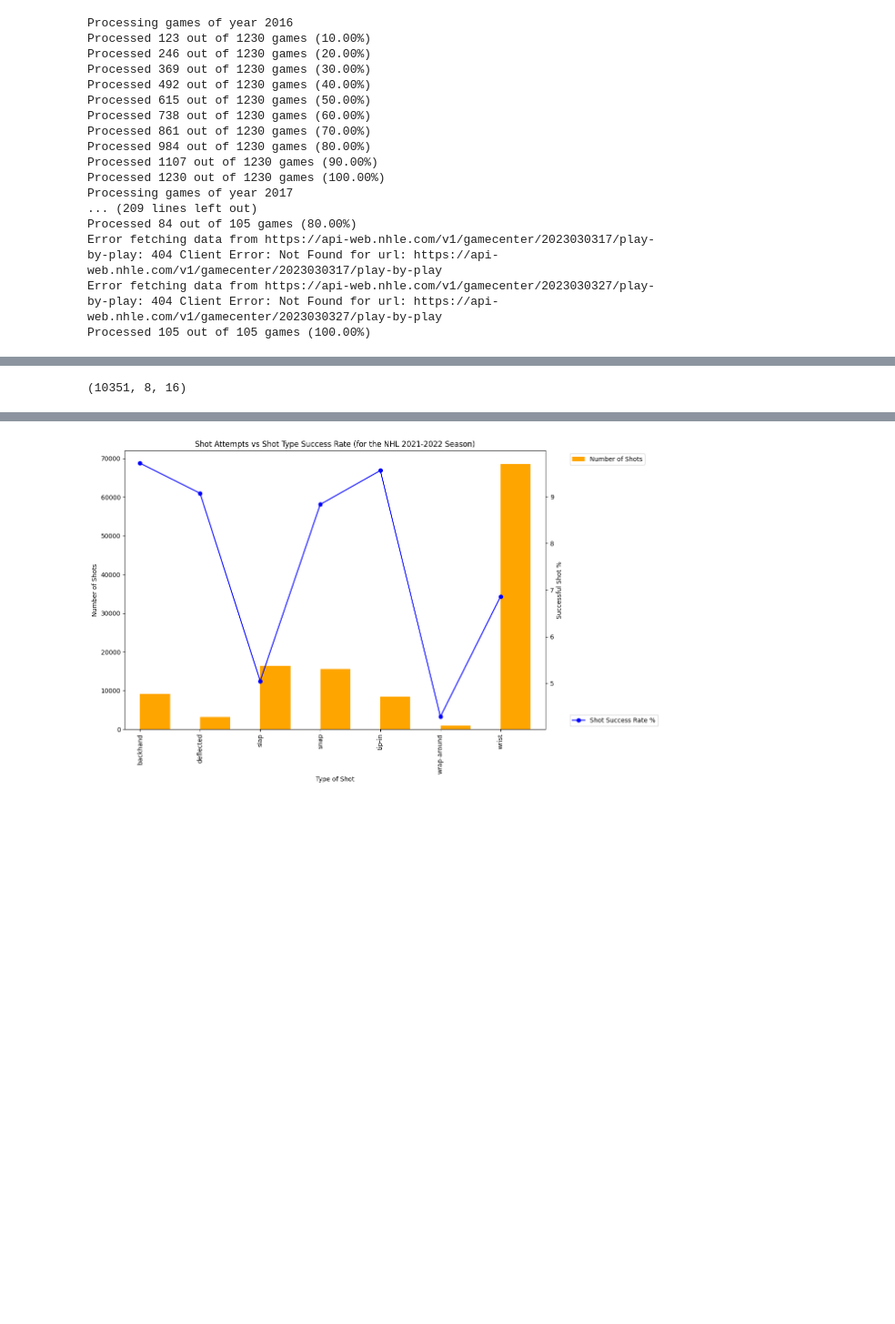
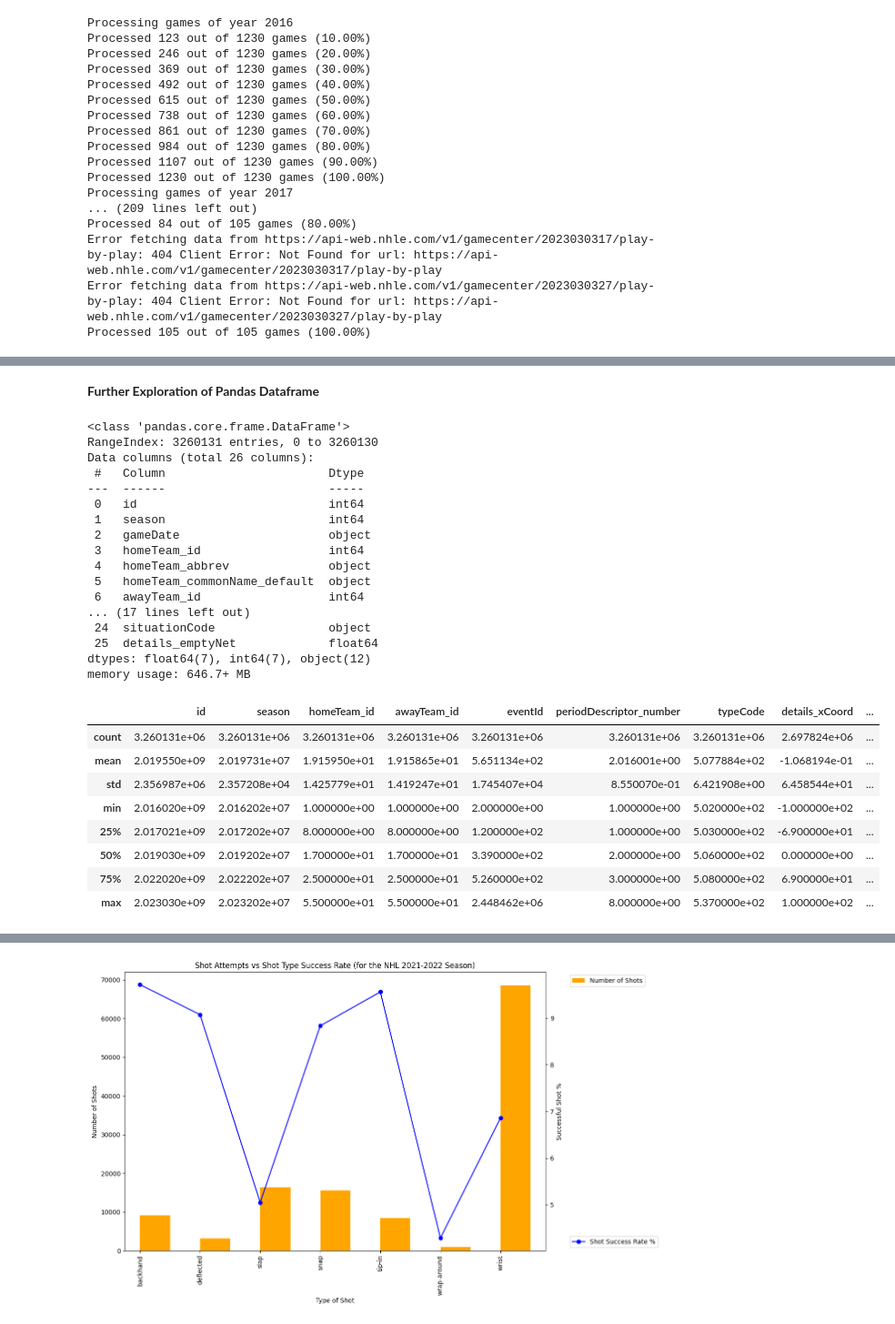
Before and after one commit to LuciusH1998/IFT-6758-Group-8-Milestone-1, a Jupyter notebook: ift6758/src/milestone1.ipynb, the cells around one changed output, grey strips where cells are left out. Shown at 91% size. Drawn from its saved outputs; the diff is of its cells as text; code cells hidden in the pictures; blank space fills up the shorter version.

```diff
--- a/ift6758/src/milestone1.ipynb
+++ b/ift6758/src/milestone1.ipynb
@@ -203,4 +289,34 @@ all_games_df.head(50)
+# %% [markdown]
+**Further Exploration of Pandas Dataframe**
 # %%
+# Futher exploration of the data set
 all_games_df['id'].nunique(), all_games_df['season'].nunique(), all_games_df['typeDescKey'].nunique()
+all_games_df.info()
+all_games_df.describe()
 # %% [output]
-(10351, 8, 16)
+<class 'pandas.core.frame.DataFrame'>
+RangeIndex: 3260131 entries, 0 to 3260130
+Data columns (total 26 columns):
+ #   Column                       Dtype
+---  ------                       -----
+ 0   id                           int64
+ 1   season                       int64
+ 2   gameDate                     object
+ 3   homeTeam_id                  int64
+ 4   homeTeam_abbrev              object
+ 5   homeTeam_commonName_default  object
+ 6   awayTeam_id                  int64
+... (17 lines left out)
+ 24  situationCode                object
+ 25  details_emptyNet             float64
+dtypes: float64(7), int64(7), object(12)
+memory usage: 646.7+ MB
+|  | id | season | homeTeam_id | awayTeam_id | eventId | periodDescriptor_number | typeCode | details_xCoord | ... |
+| count | 3.260131e+06 | 3.260131e+06 | 3.260131e+06 | 3.260131e+06 | 3.260131e+06 | 3.260131e+06 | 3.260131e+06 | 2.697824e+06 | ... |
+| mean | 2.019550e+09 | 2.019731e+07 | 1.915950e+01 | 1.915865e+01 | 5.651134e+02 | 2.016001e+00 | 5.077884e+02 | -1.068194e-01 | ... |
+| std | 2.356987e+06 | 2.357208e+04 | 1.425779e+01 | 1.419247e+01 | 1.745407e+04 | 8.550070e-01 | 6.421908e+00 | 6.458544e+01 | ... |
+| min | 2.016020e+09 | 2.016202e+07 | 1.000000e+00 | 1.000000e+00 | 2.000000e+00 | 1.000000e+00 | 5.020000e+02 | -1.000000e+02 | ... |
+| 25% | 2.017021e+09 | 2.017202e+07 | 8.000000e+00 | 8.000000e+00 | 1.200000e+02 | 1.000000e+00 | 5.030000e+02 | -6.900000e+01 | ... |
+| 50% | 2.019030e+09 | 2.019202e+07 | 1.700000e+01 | 1.700000e+01 | 3.390000e+02 | 2.000000e+00 | 5.060000e+02 | 0.000000e+00 | ... |
+| 75% | 2.022020e+09 | 2.022202e+07 | 2.500000e+01 | 2.500000e+01 | 5.260000e+02 | 3.000000e+00 | 5.080000e+02 | 6.900000e+01 | ... |
+| max | 2.023030e+09 | 2.023202e+07 | 5.500000e+01 | 5.500000e+01 | 2.448462e+06 | 8.000000e+00 | 5.370000e+02 | 1.000000e+02 | ... |
```
Also changed, not shown: parts of 27 cells of this notebook, 1 other file.
